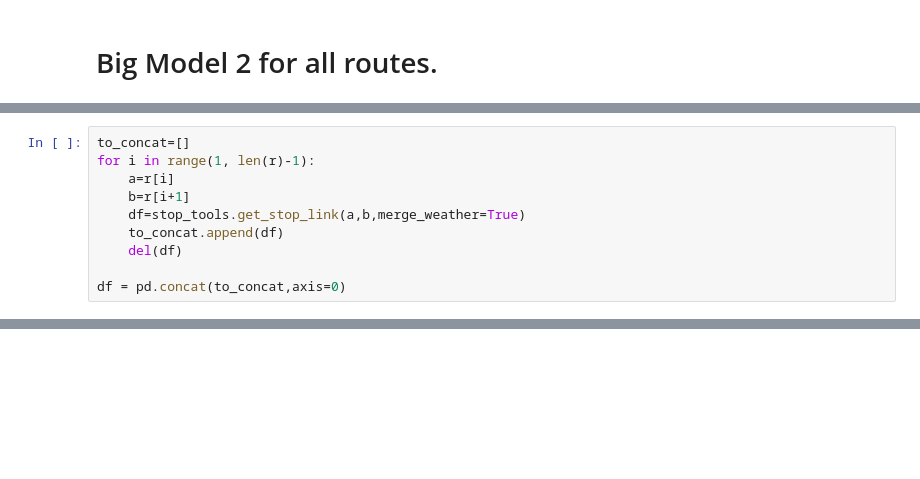
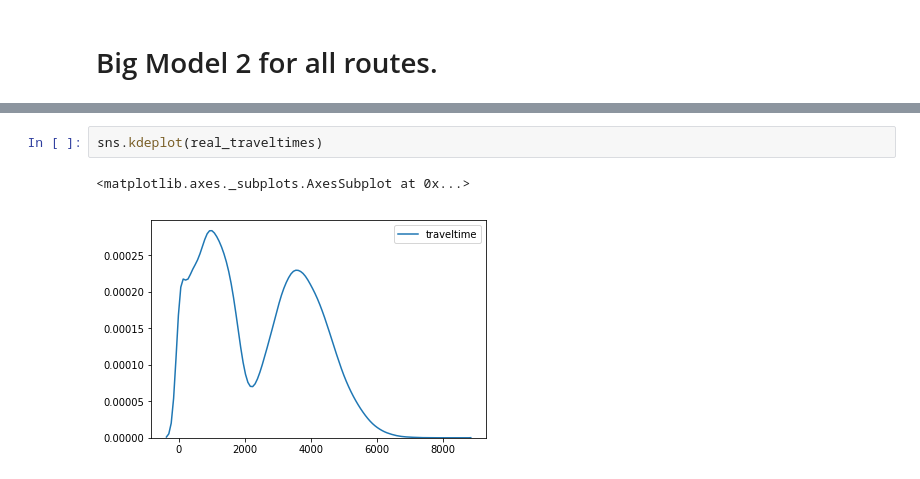
Before and after one commit to Manjunathsk92/dublinbikesanalysis, a Jupyter notebook: notebooks/Final notebooks for submission of some kind or other/Untitled.ipynb, the cells around one changed output, grey strips where cells are left out. Drawn from its saved outputs; the diff is of its cells as text; blank space fills up the shorter version.

```diff
--- a/notebooks/Final notebooks for submission of some kind or other/Untitled.ipynb
+++ b/notebooks/Final notebooks for submission of some kind or other/Untitled.ipynb
@@ -11,10 +181,0 @@ r=routes['15'][1]
-# %%
-to_concat=[]
-for i in range(1, len(r)-1):
-    a=r[i]
-    b=r[i+1]
-    df=stop_tools.get_stop_link(a,b,merge_weather=True)
-    to_concat.append(df)
-    del(df)
-
-df = pd.concat(to_concat,axis=0)
@@ -31,0 +230,5 @@ KeyError: 'traveltime'
+# %%
+sns.kdeplot(real_traveltimes)
+# %% [output]
+<matplotlib.axes._subplots.AxesSubplot at 0x...>
+[figure, added]
```
Also changed, not shown: parts of 23 cells of this notebook, 21 other files.
